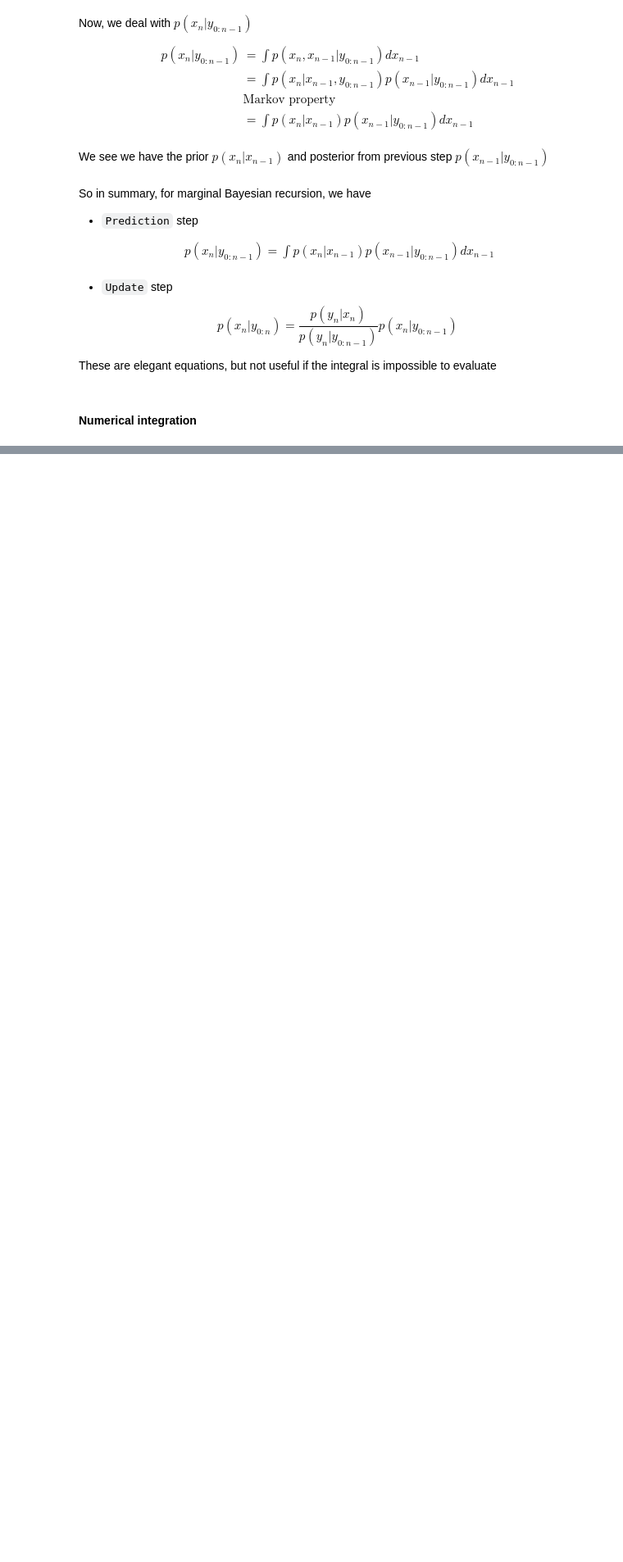
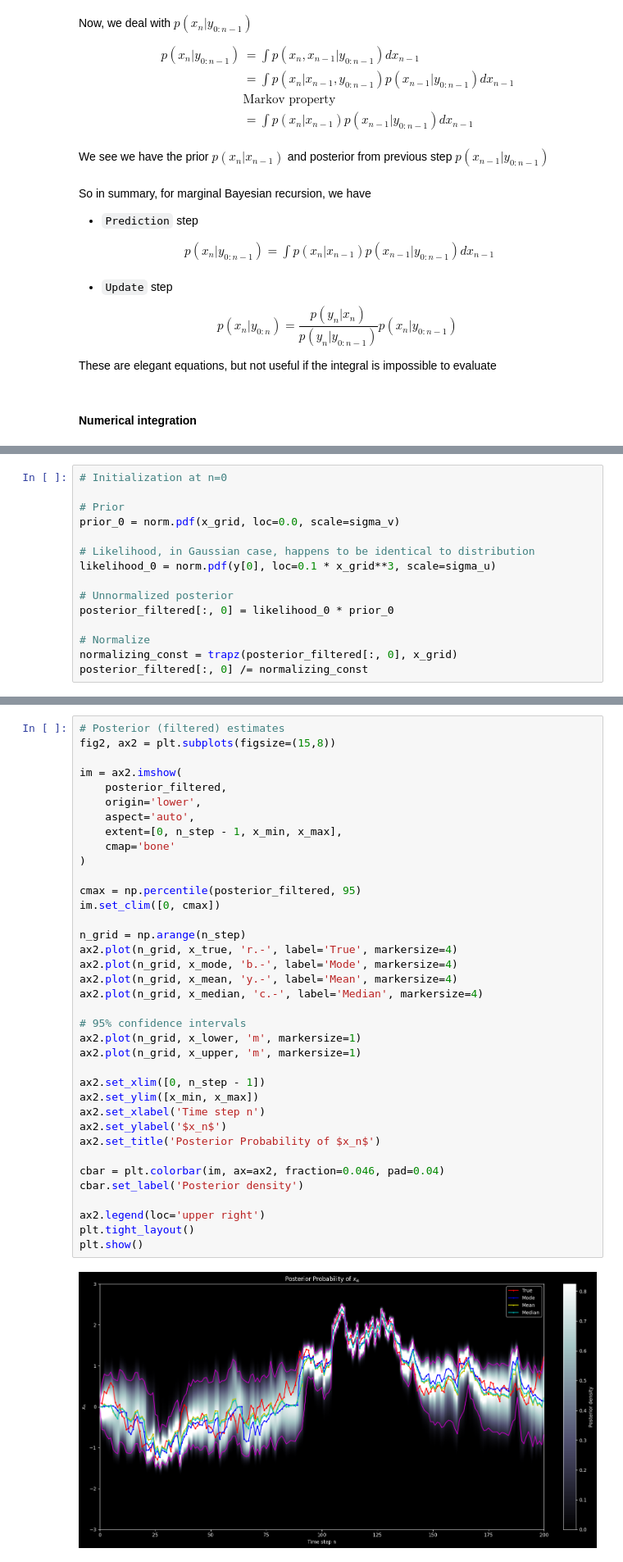
Before and after one commit to heyjianjing/time_series, a Jupyter notebook: sst_01_optimal_tracking.ipynb, the cells around one changed output, grey strips where cells are left out. Shown at 82% size. Drawn from its saved outputs; the diff is of its cells as text; blank space fills up the shorter version.

Commit message:
add single mode numerical example

```diff
--- a/sst_01_optimal_tracking.ipynb
+++ b/sst_01_optimal_tracking.ipynb
@@ -226,0 +289,15 @@ where $w=(x_{\max}-x_{\min})/n_b$ is the width of each bin
+# %%
+# Initialization at n=0
+
+# Prior
+prior_0 = norm.pdf(x_grid, loc=0.0, scale=sigma_v)
+
+# Likelihood, in Gaussian case, happens to be identical to distribution
+likelihood_0 = norm.pdf(y[0], loc=0.1 * x_grid**3, scale=sigma_u)
+
+# Unnormalized posterior
+posterior_filtered[:, 0] = likelihood_0 * prior_0
+
+# Normalize
+normalizing_const = trapz(posterior_filtered[:, 0], x_grid)
+posterior_filtered[:, 0] /= normalizing_const
@@ -226,0 +369,39 @@ where $w=(x_{\max}-x_{\min})/n_b$ is the width of each bin
+# %%
+# Posterior (filtered) estimates
+fig2, ax2 = plt.subplots(figsize=(15,8))
+
+im = ax2.imshow(
+    posterior_filtered,
+    origin='lower',
+    aspect='auto',
+    extent=[0, n_step - 1, x_min, x_max],
+    cmap='bone'
+)
+
+cmax = np.percentile(posterior_filtered, 95)
+im.set_clim([0, cmax])
+
+n_grid = np.arange(n_step)
+ax2.plot(n_grid, x_true, 'r.-', label='True', markersize=4)
+ax2.plot(n_grid, x_mode, 'b.-', label='Mode', markersize=4)
+ax2.plot(n_grid, x_mean, 'y.-', label='Mean', markersize=4)
+ax2.plot(n_grid, x_median, 'c.-', label='Median', markersize=4)
+
+# 95% confidence intervals
+ax2.plot(n_grid, x_lower, 'm', markersize=1)
+ax2.plot(n_grid, x_upper, 'm', markersize=1)
+
+ax2.set_xlim([0, n_step - 1])
+ax2.set_ylim([x_min, x_max])
+ax2.set_xlabel('Time step n')
+ax2.set_ylabel('$x_n$')
+ax2.set_title('Posterior Probability of $x_n$')
+
+cbar = plt.colorbar(im, ax=ax2, fraction=0.046, pad=0.04)
+cbar.set_label('Posterior density')
+
+ax2.legend(loc='upper right')
+plt.tight_layout()
+plt.show()
+# %% [output]
+[figure, added]
```
Also changed, not shown: parts of 10 cells of this notebook.
